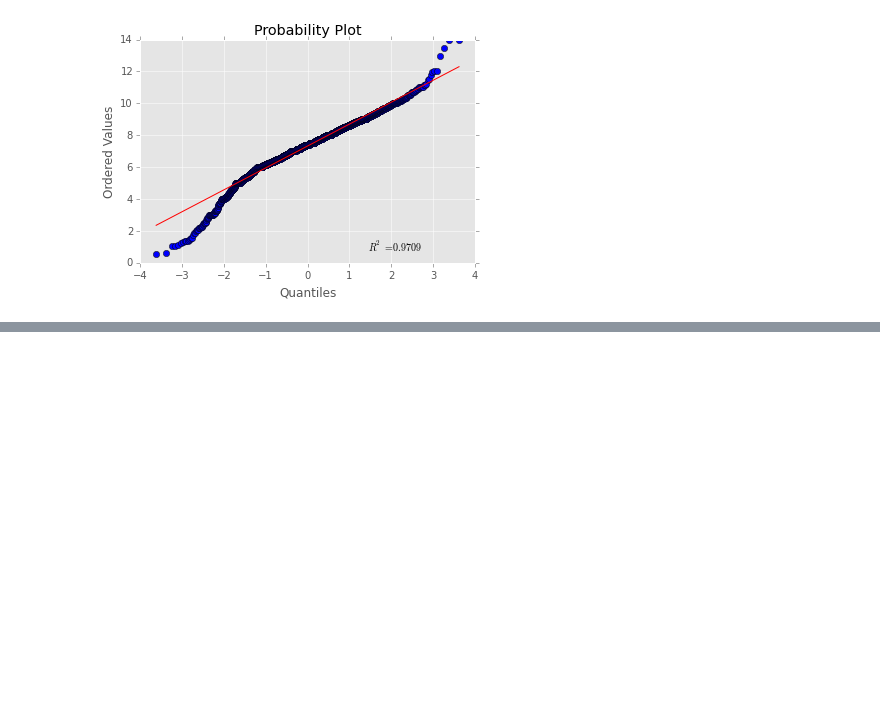
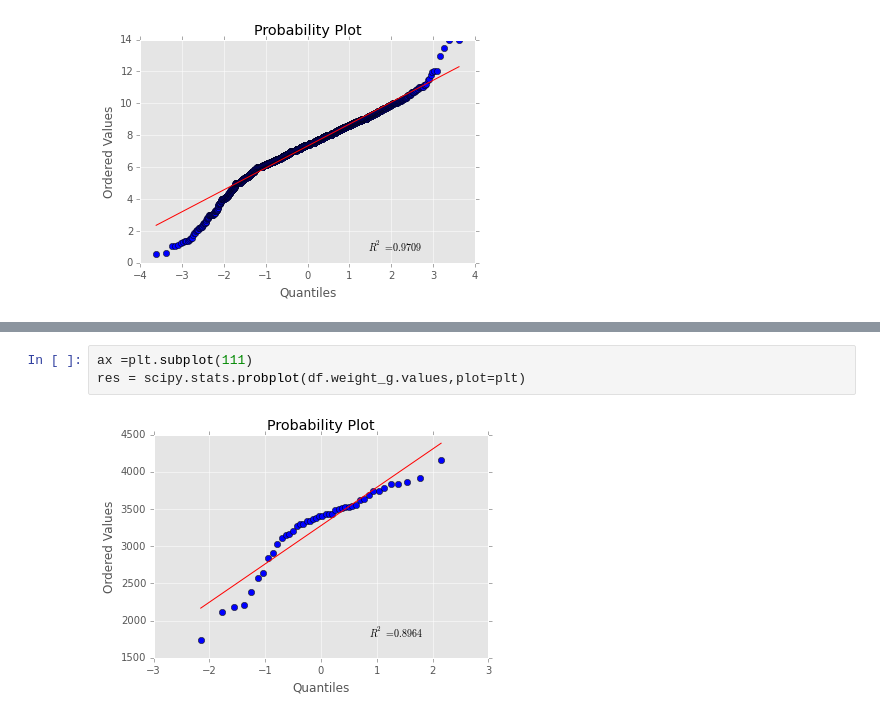
Before and after one commit to doolingdavid/ThinkStats2, a Jupyter notebook: code/notes.ipynb, the cells around one changed output, grey strips where cells are left out. Cells and saved outputs as stored; diff of their text form; blank space fills up the shorter version.

```diff
--- a/code/notes.ipynb
+++ b/code/notes.ipynb
@@ -1771,0 +2007,5 @@ plt.show()
+# %%
+ax =plt.subplot(111)
+res = scipy.stats.probplot(df.weight_g.values,plot=plt)
+# %% [output]
+[figure, added]
```
Also changed, not shown: parts of 26 cells of this notebook.
